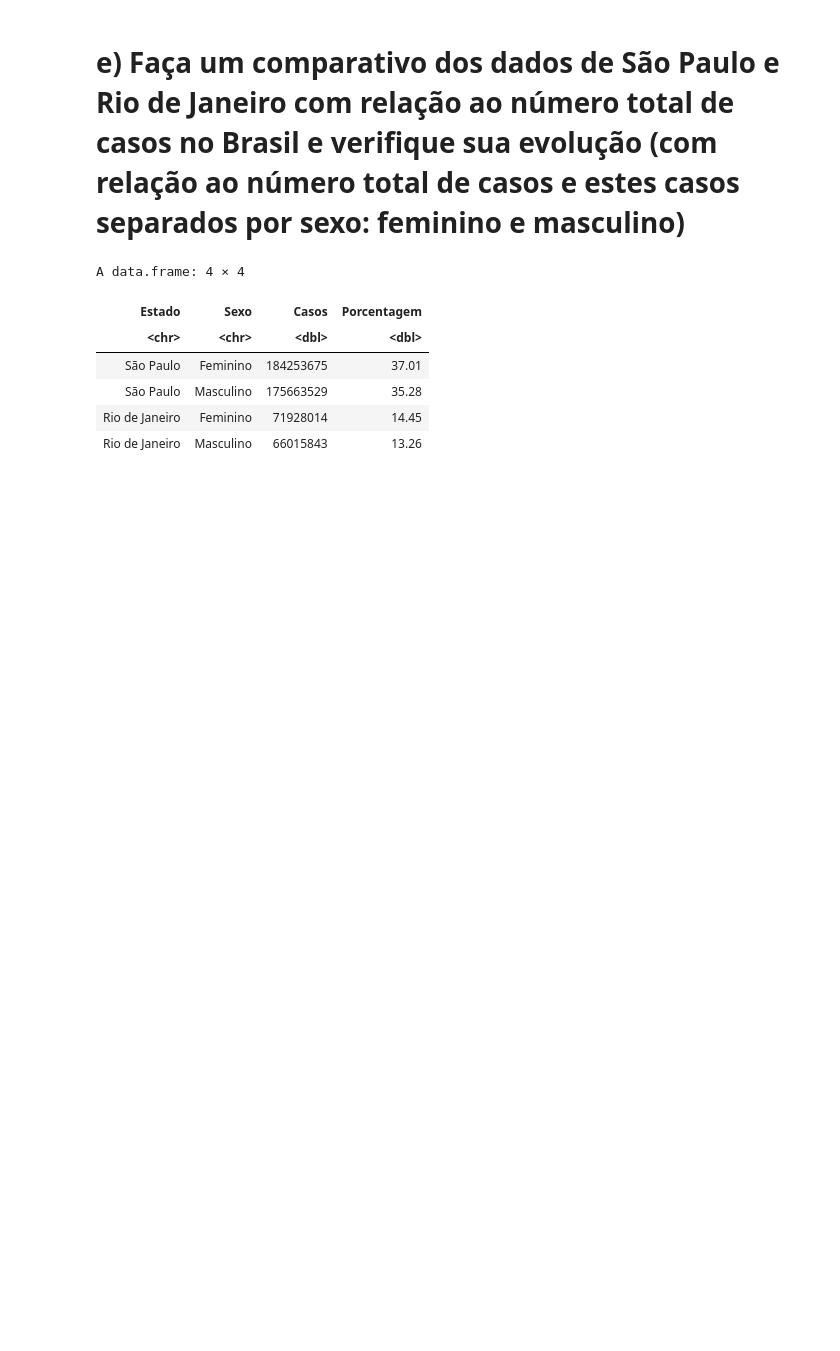
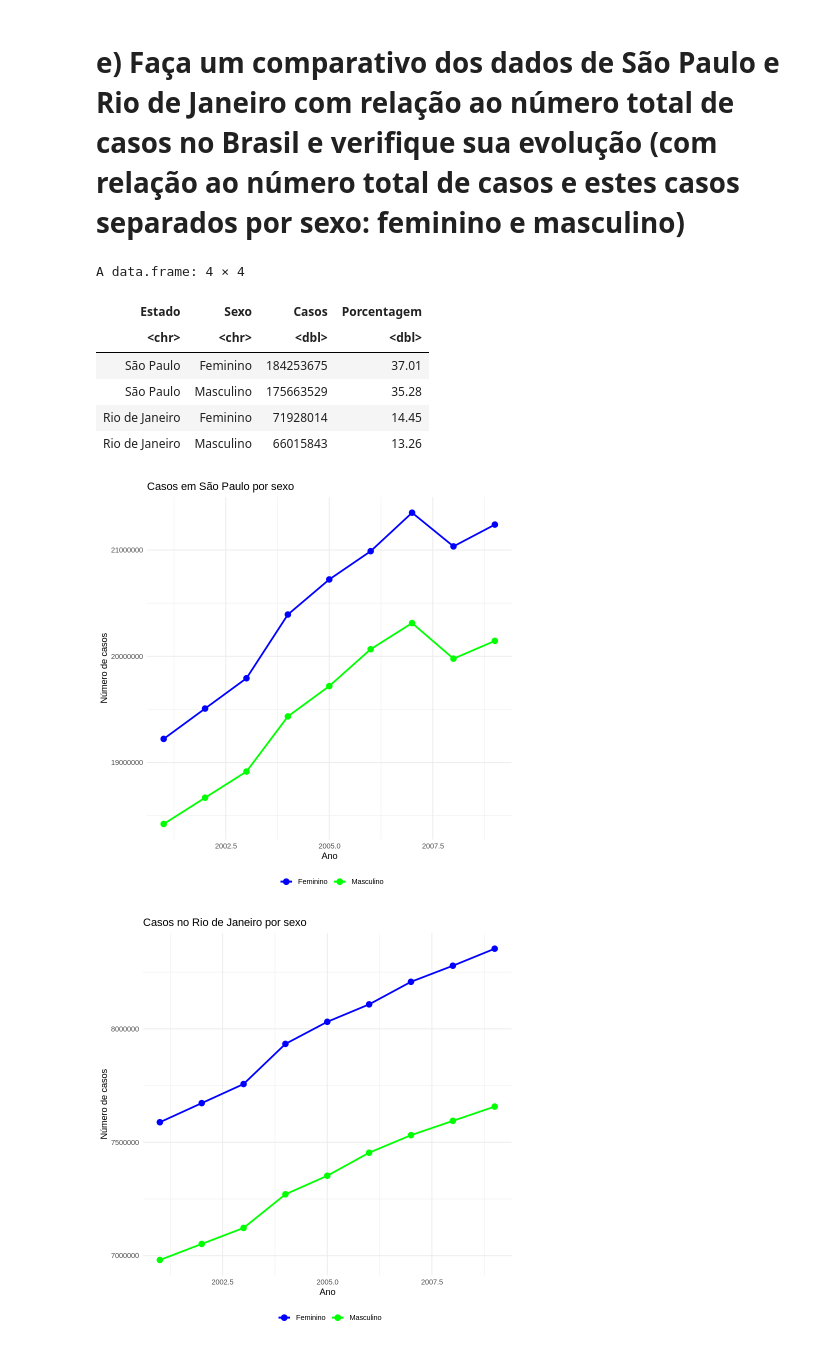
Before and after one commit to Gabrieldiasdeoliveira/Analise-Bayesiana, a Jupyter notebook: Atividade_2.ipynb, the cells around one changed output. Cells and saved outputs as stored; diff of their text form; code cells hidden in the pictures; blank space fills up the shorter version.

```diff
--- a/Atividade_2.ipynb
+++ b/Atividade_2.ipynb
@@ -313,3 +313,34 @@ A data.frame: 4 × 4
 | São Paulo | Masculino | 175663529 | 35.28 |
 | Rio de Janeiro | Feminino | 71928014 | 14.45 |
 | Rio de Janeiro | Masculino | 66015843 | 13.26 |
+# %%
+# Gráfico para São Paulo
+ggplot(dados, aes(x = Ano)) +
+  geom_line(aes(y = feminino_sp, color = "Feminino"), size = 1) +
+  geom_point(aes(y = feminino_sp, color = "Feminino"), size = 3) +
+  geom_line(aes(y = masculino_sp, color = "Masculino"), size = 1) +
+  geom_point(aes(y = masculino_sp, color = "Masculino"), size = 3) +
+  labs(title = "Casos em São Paulo por sexo",
+       x = "Ano", y = "Número de casos") +
+  scale_color_manual(name = NULL,
+                     values = c("Feminino" = "blue", "Masculino" = "green")) +
+  theme_minimal() +
+  theme(legend.position = "bottom")
+# Existe uma evolução nos casos de São Paulo
+
+# Gráfico para Rio de Janeiro
+ggplot(dados, aes(x = Ano)) +
+  geom_line(aes(y = feminino_rj, color = "Feminino"), size = 1) +
+  geom_point(aes(y = feminino_rj, color = "Feminino"), size = 3) +
+  geom_line(aes(y = masculino_rj, color = "Masculino"), size = 1) +
+  geom_point(aes(y = masculino_rj, color = "Masculino"), size = 3) +
+  labs(title = "Casos no Rio de Janeiro por sexo",
+       x = "Ano", y = "Número de casos") +
+  scale_color_manual(name = NULL,
+                     values = c("Feminino" = "blue", "Masculino" = "green")) +
+  theme_minimal() +
+  theme(legend.position = "bottom")
+# Existe uma evolução nos casos do Rio de Janeiro
+# %% [output]
+[figure, added]
+[figure, added]
```
Also changed, not shown: parts of 5 cells of this notebook.
